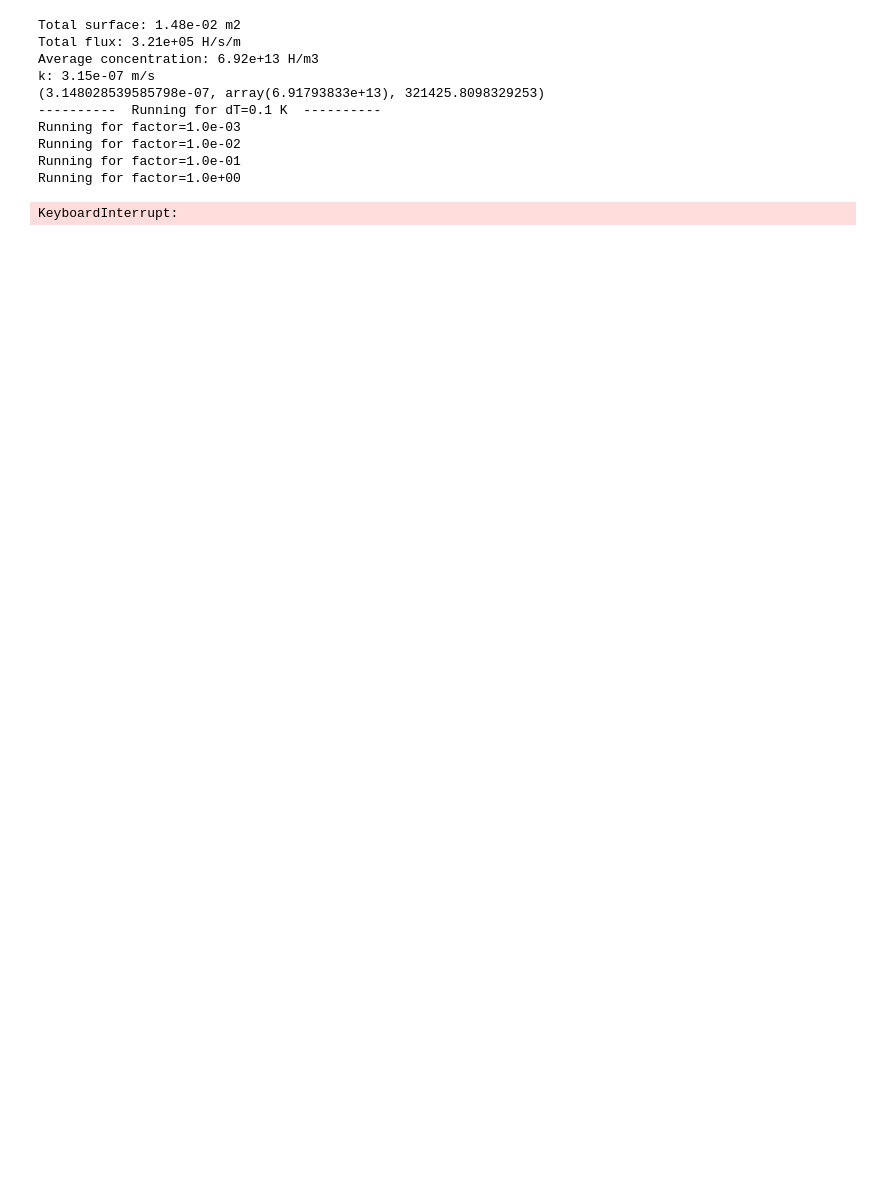
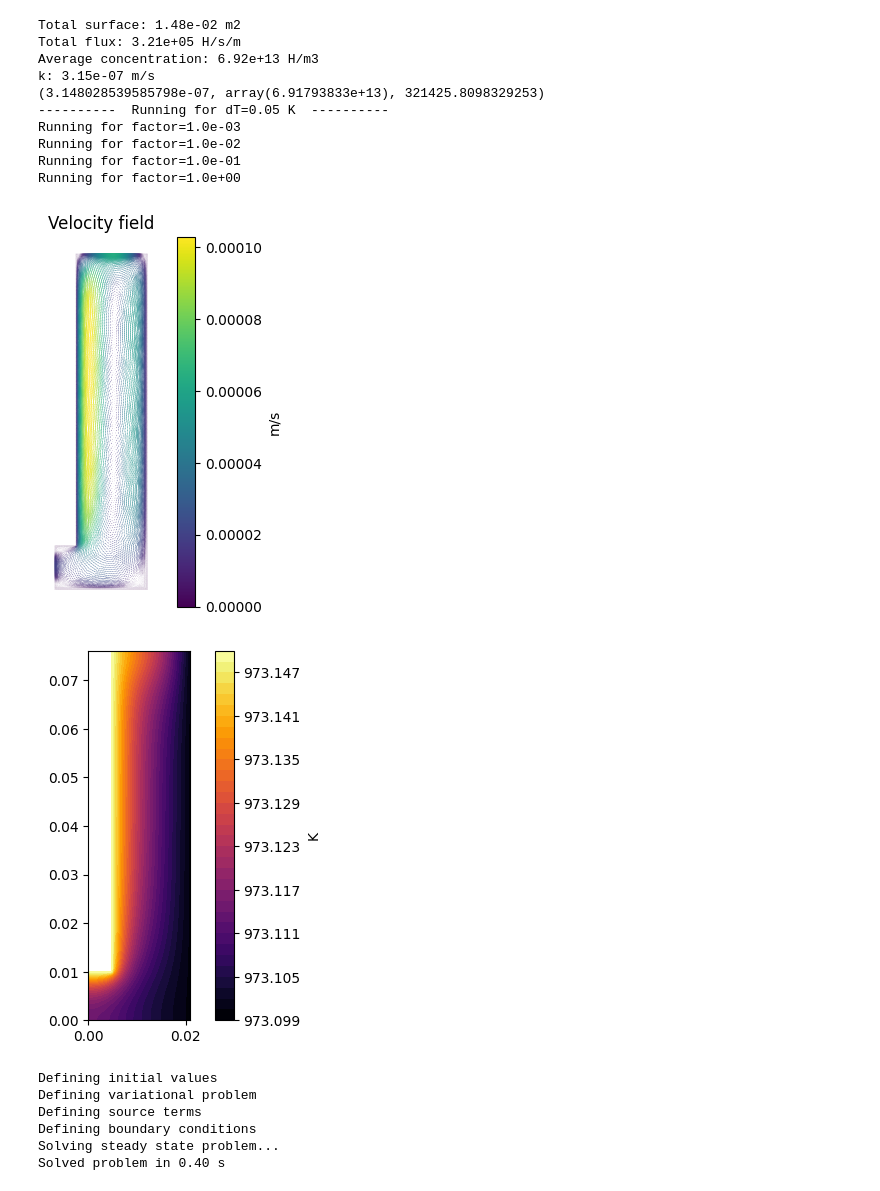
Before and after one commit to WeaverC20/LIBRADiff, a Jupyter notebook: BABY_2D_Simulation.ipynb, the cells around one changed output. Cells and saved outputs as stored; diff of their text form; code cells hidden in the pictures; blank space fills up the shorter version.

```diff
--- a/BABY_2D_Simulation.ipynb
+++ b/BABY_2D_Simulation.ipynb
@@ -18,9 +18,8 @@ if __name__ == "__main__":
     mesh_fenics, volume_markers, surface_markers, correspondance_dict = load_xdmf_mesh("ImportedMesh/")
 
 
-
     T_hot = 700 + 273.15
-    dt_array = [0, 0.1, 0.2, 0.4, 0.8, 2, 3.5, 10]
+    dt_array = [0, 0.05, 0.1, 0.25, 0.7, 2, 7]
     k_array = []
     c_array = []
     f_array = []
@@ -114,12 +103,19 @@ Solved problem in 0.60 s
 [figure]
 Total surface: 1.48e-02 m2
 Total flux: 3.21e+05 H/s/m
 Average concentration: 6.92e+13 H/m3
 k: 3.15e-07 m/s
 (3.148028539585798e-07, array(6.91793833e+13), 321425.8098329253)
-----------  Running for dT=0.1 K  ----------
+----------  Running for dT=0.05 K  ----------
 Running for factor=1.0e-03
 Running for factor=1.0e-02
 Running for factor=1.0e-01
 Running for factor=1.0e+00
+[figure, added]
+[figure, added]
-KeyboardInterrupt:
+Defining initial values
+Defining variational problem
+Defining source terms
+Defining boundary conditions
+Solving steady state problem...
+Solved problem in 0.40 s
```
Also changed, not shown: parts of 1 cell of this notebook, 2 other files.
